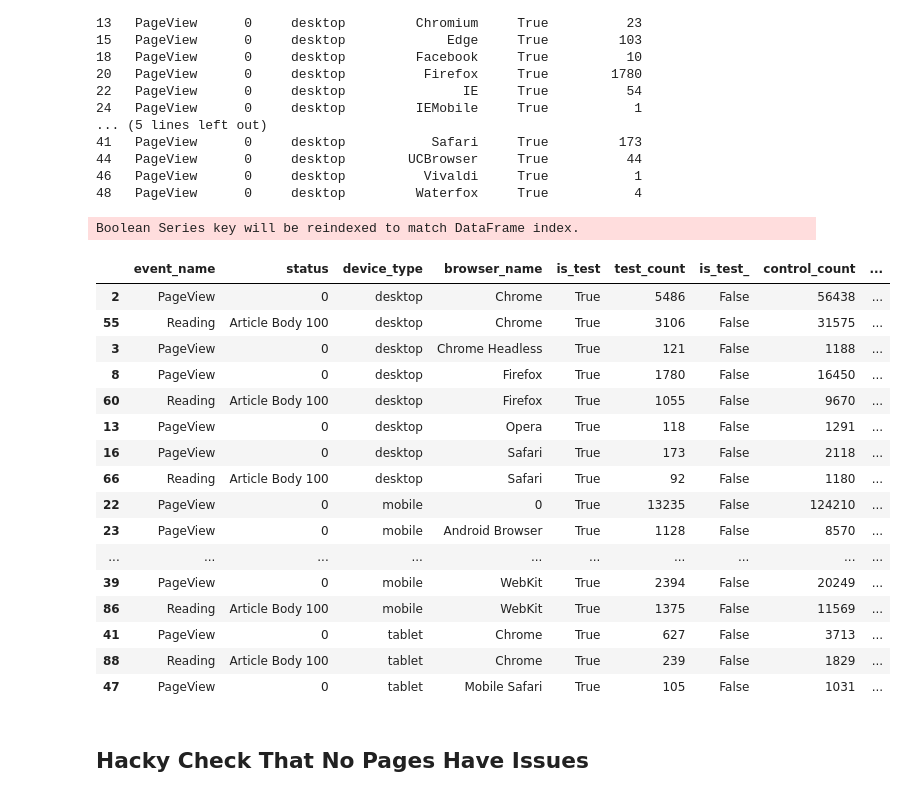
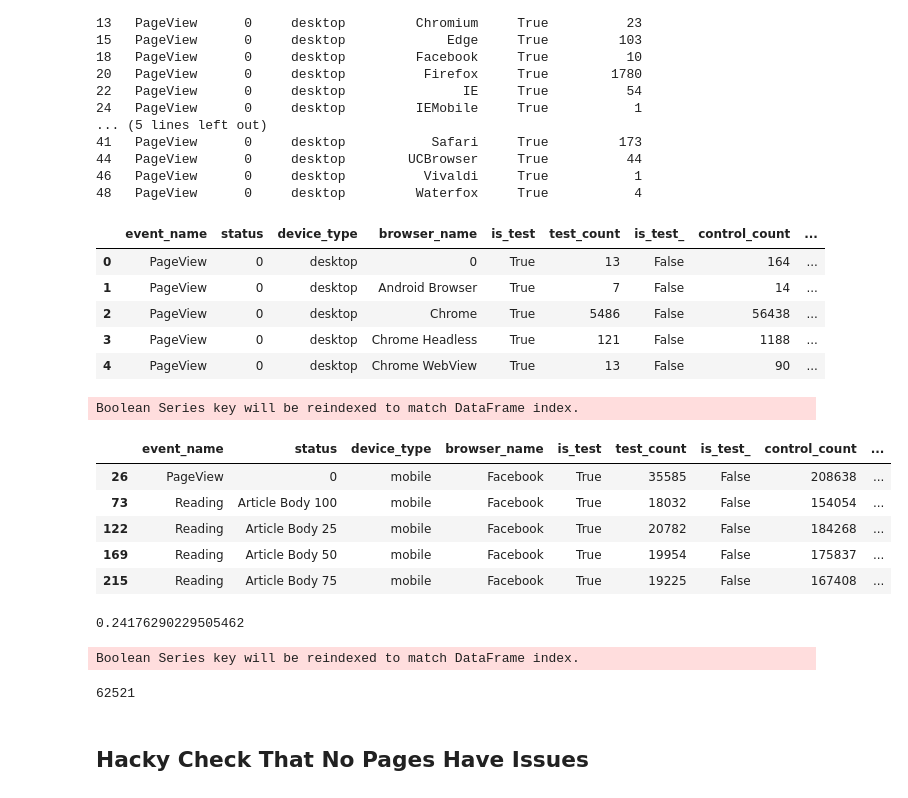
Before and after one commit to moneysmartco/blog-jupyter-notebooks, a Jupyter notebook: first_experiments.ipynb, the cells around one changed output. Drawn from its saved outputs; the diff is of its cells as text; code cells hidden in the pictures.

Commit message:
Extracted some of athena querying out of main file.  Partly saving to ensure safe during server shutdown.

```diff
--- a/first_experiments.ipynb
+++ b/first_experiments.ipynb
@@ -116,7 +106,7 @@ list_out_s3_bucket = False #extremely slow.
 ## Events from Athena
 # %%
 print("Connecting to Athena")
-athena_conn = connect(s3_staging_dir=athena_bucket_path, region_name=aws_region_name)
+athena_conn = get_athena_conn()
 # %% [output]
 Connecting to Athena
 # %%
@@ -661,36 +680,46 @@ combined_df = test_df.join(control_df, rsuffix="_").reset_index()
 48   PageView      0     desktop         Waterfox     True           4
 # %%
 combined_df["test_fraction"] = combined_df.apply (lambda row: row.test_count/(row.control_count + row.test_count), axis=1)
+# %%
+combined_df.head()
+# %% [output]
+|  | event_name | status | device_type | browser_name | is_test | test_count | is_test_ | control_count | ... |
+| 0 | PageView | 0 | desktop | 0 | True | 13 | False | 164 | ... |
+| 1 | PageView | 0 | desktop | Android Browser | True | 7 | False | 14 | ... |
+| 2 | PageView | 0 | desktop | Chrome | True | 5486 | False | 56438 | ... |
+| 3 | PageView | 0 | desktop | Chrome Headless | True | 121 | False | 1188 | ... |
+| 4 | PageView | 0 | desktop | Chrome WebView | True | 13 | False | 90 | ... |
 # %%
 #combined_df[combined_df['control_count']>1000][combined_df['browser_name']=="Facebook"].sort_values(["browser_name", "browser_version", "status"]) #.to_csv("results.csv")
-combined_df[combined_df['control_count']>1000][(combined_df['event_name']=="PageView")  | (combined_df['status']=="Article Body 100")].sort_values(["device_type","browser_name","status"]) #.to_csv("results.csv")
+#combined_df[combined_df['control_count']>1000][combined_df['browser_name']=="UCBrowser"][(combined_df['event_name']=="PageView")  | (combined_df['status']=="Article Body 100")].sort_values(["device_type","browser_name","status"]) #.to_csv("results.csv")
 # "test_fraction",
+#.sort_values(["control_count"])#
+
+combined_df[combined_df['control_count']>1000][combined_df['browser_name']=="Facebook"].sort_values(["status", "browser_name"]) #.to_csv("results.csv")
 
 # df = combined_df[combined_df['control_count']>100].sort_values(["user_agent", "event_name","status"])
 # df.to_csv("test_fraction_by_user_agent.csv")
 
 # combined_df[combined_df['control_count']>1000].sort_values(["browser_name", "browser_version", "status"]) #.to_csv("results.csv")
 
 #combined_df[combined_df['control_count']>100][combined_df['test_count']>50].sort_values(["test_fraction"])
 # %% [output]
 Boolean Series key will be reindexed to match DataFrame index.
 |  | event_name | status | device_type | browser_name | is_test | test_count | is_test_ | control_count | ... |
-| 2 | PageView | 0 | desktop | Chrome | True | 5486 | False | 56438 | ... |
-| 55 | Reading | Article Body 100 | desktop | Chrome | True | 3106 | False | 31575 | ... |
-| 3 | PageView | 0 | desktop | Chrome Headless | True | 121 | False | 1188 | ... |
-| 8 | PageView | 0 | desktop | Firefox | True | 1780 | False | 16450 | ... |
-| 60 | Reading | Article Body 100 | desktop | Firefox | True | 1055 | False | 9670 | ... |
-| 13 | PageView | 0 | desktop | Opera | True | 118 | False | 1291 | ... |
-| 16 | PageView | 0 | desktop | Safari | True | 173 | False | 2118 | ... |
-| 66 | Reading | Article Body 100 | desktop | Safari | True | 92 | False | 1180 | ... |
-| 22 | PageView | 0 | mobile | 0 | True | 13235 | False | 124210 | ... |
-| 23 | PageView | 0 | mobile | Android Browser | True | 1128 | False | 8570 | ... |
-| ... | ... | ... | ... | ... | ... | ... | ... | ... | ... |
-| 39 | PageView | 0 | mobile | WebKit | True | 2394 | False | 20249 | ... |
-| 86 | Reading | Article Body 100 | mobile | WebKit | True | 1375 | False | 11569 | ... |
-| 41 | PageView | 0 | tablet | Chrome | True | 627 | False | 3713 | ... |
-| 88 | Reading | Article Body 100 | tablet | Chrome | True | 239 | False | 1829 | ... |
-| 47 | PageView | 0 | tablet | Mobile Safari | True | 105 | False | 1031 | ... |
+| 26 | PageView | 0 | mobile | Facebook | True | 35585 | False | 208638 | ... |
+| 73 | Reading | Article Body 100 | mobile | Facebook | True | 18032 | False | 154054 | ... |
+| 122 | Reading | Article Body 25 | mobile | Facebook | True | 20782 | False | 184268 | ... |
+| 169 | Reading | Article Body 50 | mobile | Facebook | True | 19954 | False | 175837 | ... |
+| 215 | Reading | Article Body 75 | mobile | Facebook | True | 19225 | False | 167408 | ... |
+# %%
+208638.0 / len(events[events.event_name=="PageView"])
+# %% [output]
+0.24176290229505462
+# %%
+len(events[events.is_amp==True][events.event_name=="PageView"])
+# %% [output]
+Boolean Series key will be reindexed to match DataFrame index.
+62521
 # %% [markdown]
 ## Hacky Check That No Pages Have Issues
 # %%
```
Also changed, not shown: parts of 10 cells of this notebook, 2 other files.
